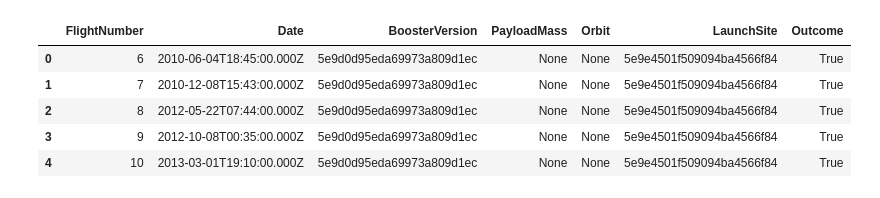
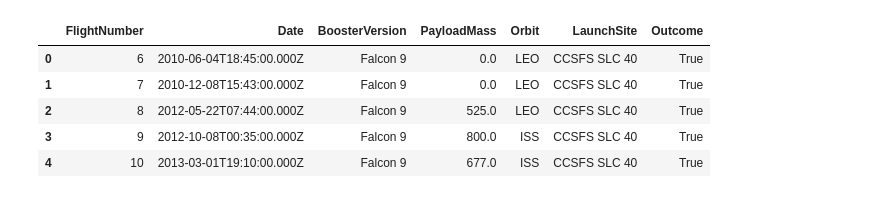
Before and after one commit to Krypt4/DS_Capstone_Coursera_IBM, a Jupyter notebook: 01_dataCollection/01_APICollection.ipynb, the cells around one changed output. Drawn from its saved outputs; the diff is of its cells as text; code cells hidden in the pictures.

```diff
--- a/01_dataCollection/01_APICollection.ipynb
+++ b/01_dataCollection/01_APICollection.ipynb
@@ -1,40 +1,62 @@
 # %%
 import requests
 import pandas as pd
 
-# URL API SpaceX
-url = "https://api.spacexdata.com/v4/launches"
+rockets = requests.get("https://api.spacexdata.com/v4/rockets").json()
+rocket_map = {r["id"]: r["name"] for r in rockets}
 
-response = requests.get(url)
-data = response.json()
+launchpads = requests.get("https://api.spacexdata.com/v4/launchpads").json()
+launchpad_map = {l["id"]: l["name"] for l in launchpads}
+
+launches = requests.get("https://api.spacexdata.com/v4/launches").json()
+
+payload_cache = {}
 
 records = []
 
-for launch in data:
-    rocket = launch['rocket']
+for launch in launches:
+    rocket_id = launch.get("rocket")
+    launchpad_id = launch.get("launchpad")
 
-    # Filtrar Falcon 9 (ID conocido)
-    if rocket == "5e9d0d95eda69973a809d1ec":
+    if rocket_id == "5e9d0d95eda69973a809d1ec":
+
+        payload_ids = launch.get("payloads", [])
+
+        masses = []
+        orbits = []
+
+        for pid in payload_ids:
+
+            if pid in payload_cache:
+                payload = payload_cache[pid]
+            else:
+                payload = requests.get(
+                    f"https://api.spacexdata.com/v4/payloads/{pid}"
+                ).json()
+                payload_cache[pid] = payload
+
+            masses.append(payload.get("mass_kg"))
+            orbits.append(payload.get("orbit"))
+
         records.append({
             "FlightNumber": launch.get("flight_number"),
             "Date": launch.get("date_utc"),
-            "BoosterVersion": launch.get("rocket"),
-            "PayloadMass": None,  # se puede enriquecer luego
-            "Orbit": None,
-            "LaunchSite": launch['launchpad'],
+            "BoosterVersion": rocket_map.get(rocket_id),
+            "PayloadMass": sum([m for m in masses if m]),
+            "Orbit": orbits[0] if orbits else None,
+            "LaunchSite": launchpad_map.get(launchpad_id),
             "Outcome": launch.get("success")
         })
 
 df = pd.DataFrame(records)
 
-# Guardar CSV
 df.to_csv("../data/dataset_part_1.csv", index=False)
 
 df.head()
 # %% [output]
 |  | FlightNumber | Date | BoosterVersion | PayloadMass | Orbit | LaunchSite | Outcome |
-| 0 | 6 | 2010-06-04T18:45:00.000Z | 5e9d0d95eda69973a809d1ec | None | None | 5e9e4501f509094ba4566f84 | True |
-| 1 | 7 | 2010-12-08T15:43:00.000Z | 5e9d0d95eda69973a809d1ec | None | None | 5e9e4501f509094ba4566f84 | True |
-| 2 | 8 | 2012-05-22T07:44:00.000Z | 5e9d0d95eda69973a809d1ec | None | None | 5e9e4501f509094ba4566f84 | True |
-| 3 | 9 | 2012-10-08T00:35:00.000Z | 5e9d0d95eda69973a809d1ec | None | None | 5e9e4501f509094ba4566f84 | True |
-| 4 | 10 | 2013-03-01T19:10:00.000Z | 5e9d0d95eda69973a809d1ec | None | None | 5e9e4501f509094ba4566f84 | True |
+| 0 | 6 | 2010-06-04T18:45:00.000Z | Falcon 9 | 0.0 | LEO | CCSFS SLC 40 | True |
+| 1 | 7 | 2010-12-08T15:43:00.000Z | Falcon 9 | 0.0 | LEO | CCSFS SLC 40 | True |
+| 2 | 8 | 2012-05-22T07:44:00.000Z | Falcon 9 | 525.0 | LEO | CCSFS SLC 40 | True |
+| 3 | 9 | 2012-10-08T00:35:00.000Z | Falcon 9 | 800.0 | ISS | CCSFS SLC 40 | True |
+| 4 | 10 | 2013-03-01T19:10:00.000Z | Falcon 9 | 677.0 | ISS | CCSFS SLC 40 | True |
```
Also changed, not shown: 25 other files.
